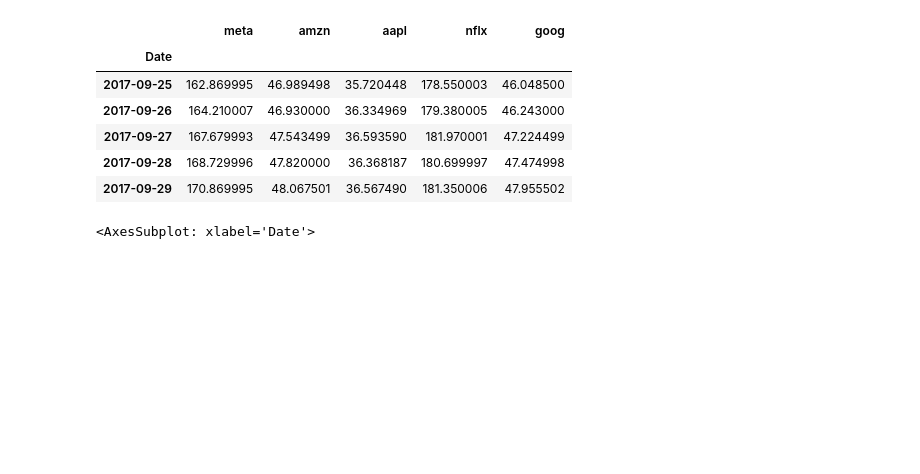
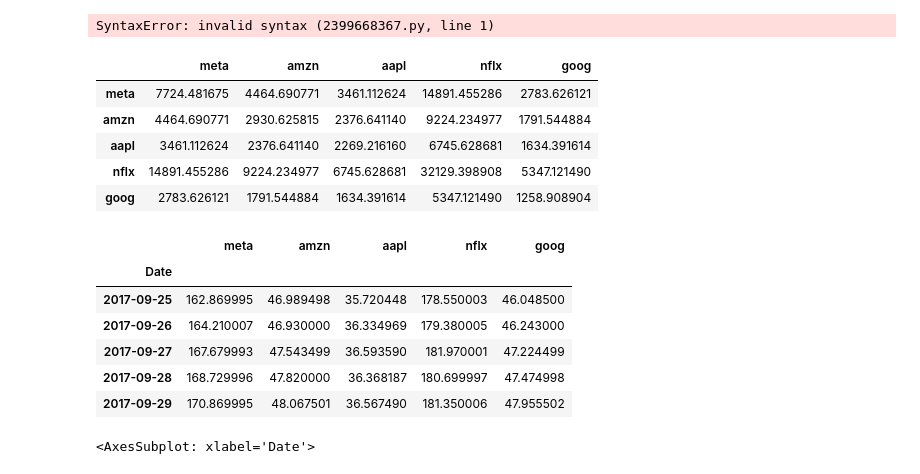
Before and after one commit to henrytsui000/Stock-Price-Prediction, a Jupyter notebook: tools/draw.ipynb, the cells around one changed output. Saved outputs shown, nothing was run; the diff lists cells and outputs as text; code cells hidden in the pictures; blank space fills up the shorter version.

```diff
--- a/tools/draw.ipynb
+++ b/tools/draw.ipynb
@@ -4 +11,3 @@ import pandas as pd
 %matplotlib inline
+# %%
+prices = pd.read_csv("../data/stock.csv", index_col=0)
@@ -5,3 +34,16 @@ import pandas as pd
+# %%
+print(type(sns.heatmap(, cmap="YlGnBu"))
+# %% [output]
+SyntaxError: invalid syntax (2399668367.py, line 1)
+# %%
+prices.cov()
+# %% [output]
+|  | meta | amzn | aapl | nflx | goog |
+| meta | 7724.481675 | 4464.690771 | 3461.112624 | 14891.455286 | 2783.626121 |
+| amzn | 4464.690771 | 2930.625815 | 2376.641140 | 9224.234977 | 1791.544884 |
+| aapl | 3461.112624 | 2376.641140 | 2269.216160 | 6745.628681 | 1634.391614 |
+| nflx | 14891.455286 | 9224.234977 | 6745.628681 | 32129.398908 | 5347.121490 |
+| goog | 2783.626121 | 1791.544884 | 1634.391614 | 5347.121490 | 1258.908904 |
 # %%
 prices = ffn.get("META, AMZN, AAPL, NFLX, GOOG")
 # %% [output]
```
Also changed, not shown: parts of 2 cells of this notebook, 6 other files.
